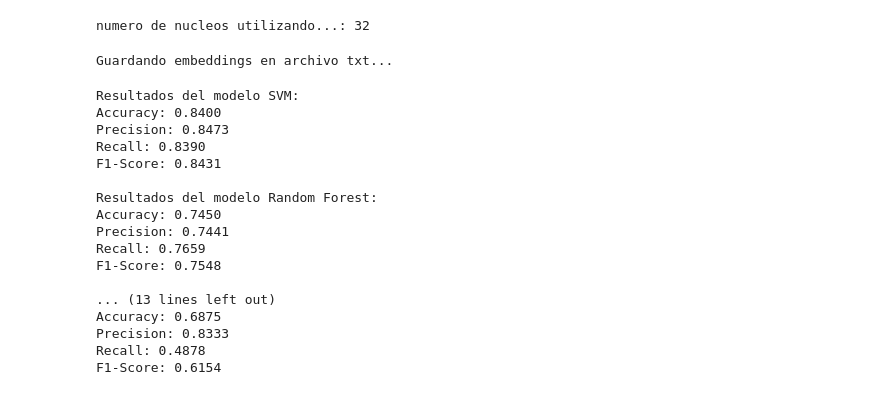
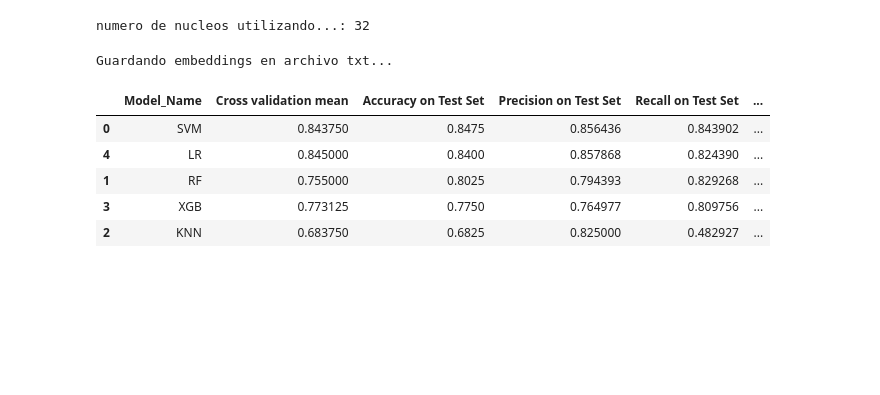
Before and after one commit to yonatanmc/sentinode3, a Jupyter notebook: graph_model_wordnet_sentiment6.ipynb, the cells around one changed output. Saved outputs shown, nothing was run; the diff lists cells and outputs as text; code cells hidden in the pictures; blank space fills up the shorter version.

```diff
--- a/graph_model_wordnet_sentiment6.ipynb
+++ b/graph_model_wordnet_sentiment6.ipynb
@@ -294,52 +277,0 @@ def evaluate_model(true_labels, predictions, model_name):
-# %%
-from sklearn.svm import SVC
-svm_model = SVC(kernel='linear', random_state=42)
-svm_model.fit(X_train, y_train)
-svm_predictions = svm_model.predict(X_test)
-
-
-from sklearn.ensemble import RandomForestClassifier
-rf_model = RandomForestClassifier(n_estimators=100, random_state=42)
-rf_model.fit(X_train, y_train)
-rf_predictions = rf_model.predict(X_test)
-
-
-from xgboost import XGBClassifier
-rf_model3 = XGBClassifier()
-rf_model3.fit(X_train, y_train)
-rf_predictions3 = rf_model3.predict(X_test)
-
-from sklearn.neighbors import KNeighborsClassifier
-rf_model4 = KNeighborsClassifier(n_neighbors=5)
-rf_model4.fit(X_train, y_train)
-rf_predictions4 = rf_model4.predict(X_test)
-
-
-clf = LogisticRegression(max_iter=1000)
-clf.fit(X_train, y_train)
-y_pred = clf.predict(X_test)
-#print(classification_report(y_test, y_pred, target_names=['negative', 'positive']))
-# %%
-evaluate_model(y_test, svm_predictions, "SVM")
-evaluate_model(y_test, rf_predictions, "Random Forest")
-evaluate_model(y_test, y_pred, "LR")
-evaluate_model(y_test, rf_predictions3, "XGBoots")
-evaluate_model(y_test, rf_predictions4, "KNN")
-# %% [output]
-Resultados del modelo SVM:
-Accuracy: 0.8400
-Precision: 0.8473
-Recall: 0.8390
-F1-Score: 0.8431
-
-Resultados del modelo Random Forest:
-Accuracy: 0.7450
-Precision: 0.7441
-Recall: 0.7659
-F1-Score: 0.7548
-
-... (13 lines left out)
-Accuracy: 0.6875
-Precision: 0.8333
-Recall: 0.4878
-F1-Score: 0.6154
@@ -373,0 +428,11 @@ F1-Score: 0.6154
+# %%
+Results_wn_supervised = apply_models_with_default_paramters(X_train, X_test, y_train, y_test)
+# %%
+Results_wn_supervised
+# %% [output]
+|  | Model_Name | Cross validation mean | Accuracy on Test Set | Precision on Test Set | Recall on Test Set | ... |
+| 0 | SVM | 0.843750 | 0.8475 | 0.856436 | 0.843902 | ... |
+| 4 | LR | 0.845000 | 0.8400 | 0.857868 | 0.824390 | ... |
+| 1 | RF | 0.755000 | 0.8025 | 0.794393 | 0.829268 | ... |
+| 3 | XGB | 0.773125 | 0.7750 | 0.764977 | 0.809756 | ... |
+| 2 | KNN | 0.683750 | 0.6825 | 0.825000 | 0.482927 | ... |
```
Also changed, not shown: parts of 7 cells of this notebook.
